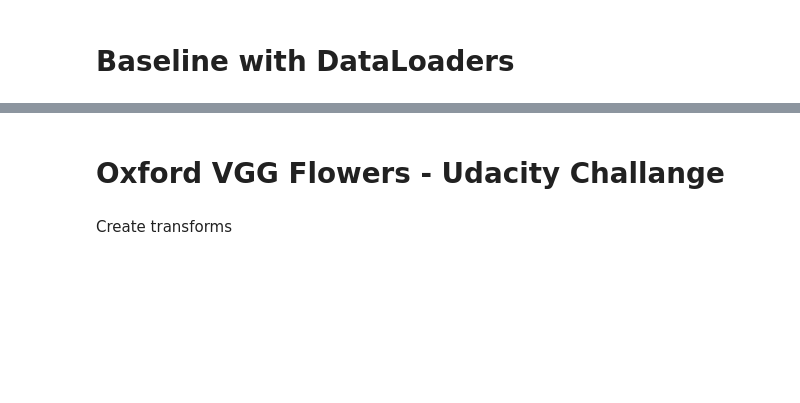
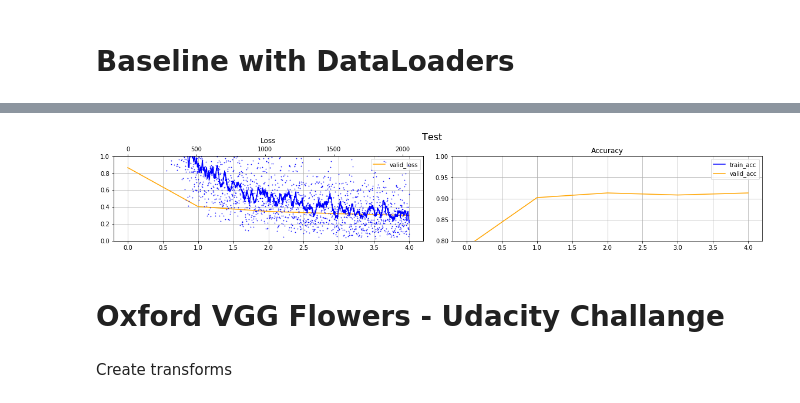
Before and after one commit to marcinbogdanski/ai-sketchpad, a Jupyter notebook: PyTorchNN/1450_DenseNet121_Transfer.ipynb, the cells around one changed output, grey strips where cells are left out. Drawn from its saved outputs; the diff is of its cells as text; code cells hidden in the pictures; blank space fills up the shorter version.

```diff
--- a/PyTorchNN/1450_DenseNet121_Transfer.ipynb
+++ b/PyTorchNN/1450_DenseNet121_Transfer.ipynb
@@ -160,3 +173,25 @@ ax.set_title('Train Loss Every Iteration');
+# %%
+def plot_hist(hist, title):
+    fig, (ax, ax2) = plt.subplots(nrows=1, ncols=2, figsize=[16,3])
+
+    fig.suptitle(title, fontsize=16)
+
+    #ax.plot(hist['train_loss'], label='train_loss', color='blue')
+    pretty_plot(ax.twiny(), hist['tloss'], 'tloss', color='blue', alpha=.5)
+    ax.plot(hist['valid_loss'], label='valid_loss', color='orange')
+    ax.set_title('Loss'); ax.legend(); ax.grid(); ax.set_ylim([0, 1]);
+
+    #fig, ax = plt.subplots(nrows=1, ncols=1, figsize=[16,3])
+    ax2.plot(hist['train_acc'], label='train_acc', color='blue')
+    #pretty_plot(ax2.twiny(), hist['tacc'], 'tacc', color='blue', alpha=1)
+    ax2.plot(hist['valid_acc'], label='valid_acc', color='orange')
+    ax2.set_title('Accuracy'); ax2.legend(); ax2.grid(); ax2.set_ylim([.8, 1]);
+
+    plt.tight_layout()
+# %%
+plot_hist(hist, title='Test')
+# %% [output]
+[figure, added]
 # %% [markdown]
 # Oxford VGG Flowers - Udacity Challange
 # %% [markdown]
```
Also changed, not shown: parts of 10 cells of this notebook, 1 other file.
